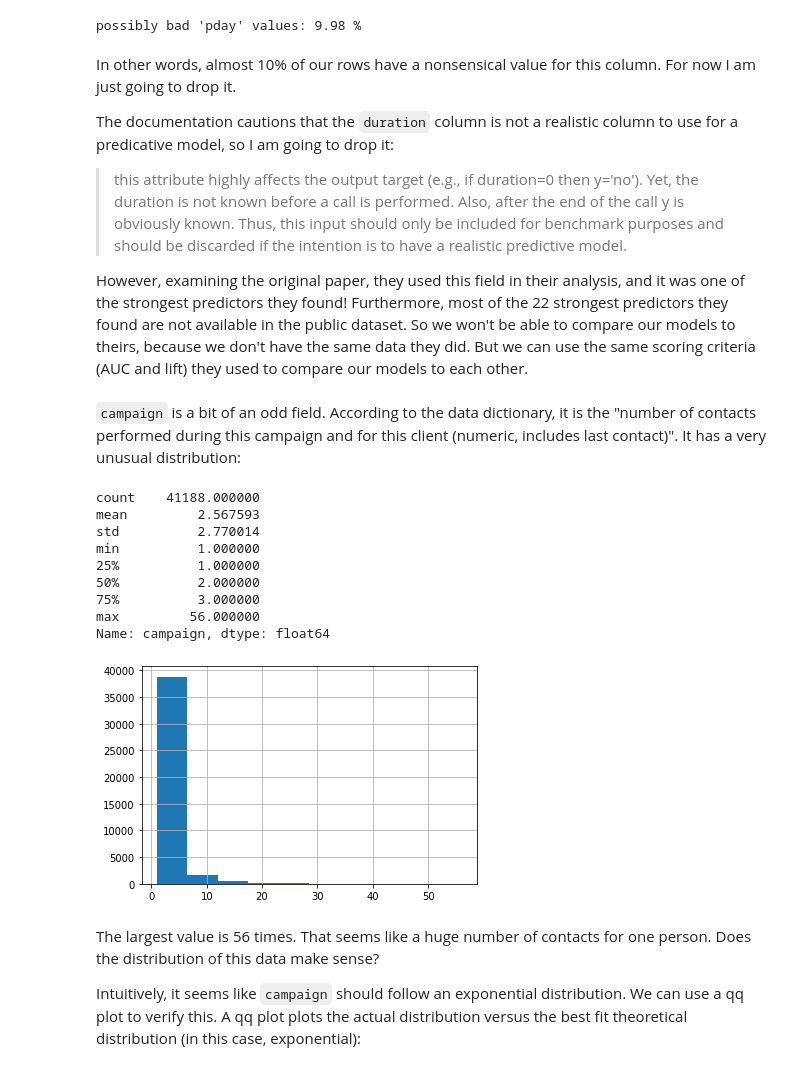
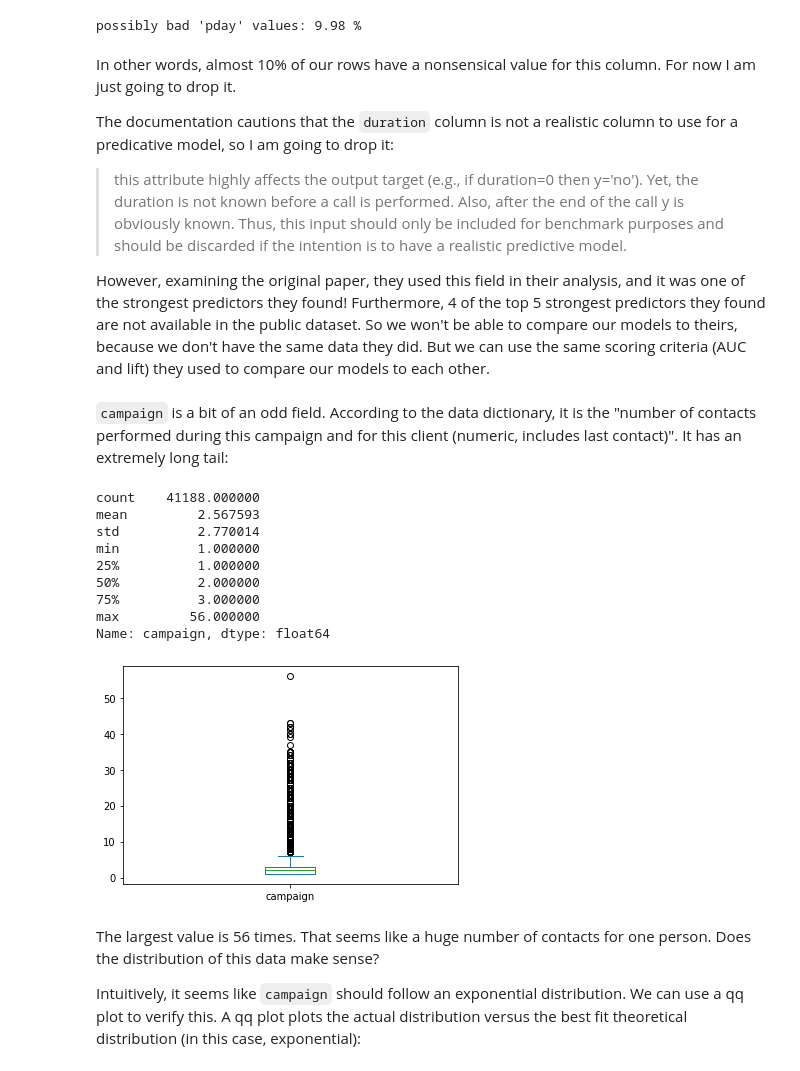
Before and after one commit to csdurfee/bank-marketing, a Jupyter notebook: Bank_Marketing.ipynb, the cells around one changed output. Cells and saved outputs as stored; diff of their text form; code cells hidden in the pictures.

```diff
--- a/Bank_Marketing.ipynb
+++ b/Bank_Marketing.ipynb
@@ -108,26 +112,26 @@ The documentation cautions that the  `duration` column is not a realistic column
 
 > this attribute highly affects the output target (e.g., if duration=0 then y='no'). Yet, the duration is not known before a call is performed. Also, after the end of the call y is obviously known. Thus, this input should only be included for benchmark purposes and should be discarded if the intention is to have a realistic predictive model.
 
-However, examining the original paper, they used this field in their analysis, and it was one of the strongest predictors they found! Furthermore, most of the 22 strongest predictors they found are not available in the public dataset. So we won't be able to compare our models to theirs, because we don't have the same data they did. But we can use the same scoring criteria (AUC and lift) they used to compare our models to each other.
+However, examining the original paper, they used this field in their analysis, and it was one of the strongest predictors they found! Furthermore, 4 of the top 5 strongest predictors they found are not available in the public dataset. So we won't be able to compare our models to theirs, because we don't have the same data they did. But we can use the same scoring criteria (AUC and lift) they used to compare our models to each other.
 # %%
 bank_data = bank_data.drop(['pdays', 'duration'], axis=1)
 # %% [markdown]
-`campaign` is a bit of an odd field. According to the data dictionary, it is the "number of contacts performed during this campaign and for this client (numeric, includes last contact)". It has a very unusual distribution:
+`campaign` is a bit of an odd field. According to the data dictionary, it is the "number of contacts performed during this campaign and for this client (numeric, includes last contact)". It has an extremely long tail:
 # %%
-bank_data.campaign.hist()
+bank_data.campaign.plot.box()
 
 print(bank_data.campaign.describe())
 # %% [output]
 count    41188.000000
 mean         2.567593
 std          2.770014
 min          1.000000
 25%          1.000000
 50%          2.000000
 75%          3.000000
 max         56.000000
 Name: campaign, dtype: float64
-[figure, old version]
+[figure, new version]
 # %% [markdown]
 The largest value is 56 times. That seems like a huge number of contacts for one person. Does the distribution of this data make sense?
 
```
Also changed, not shown: parts of 19 cells of this notebook.
